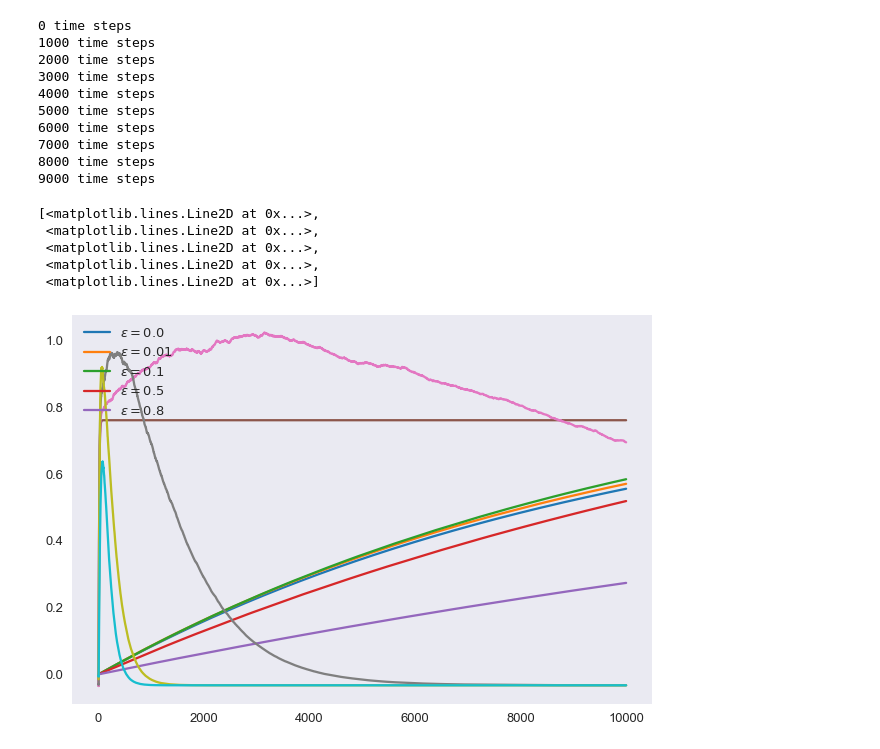
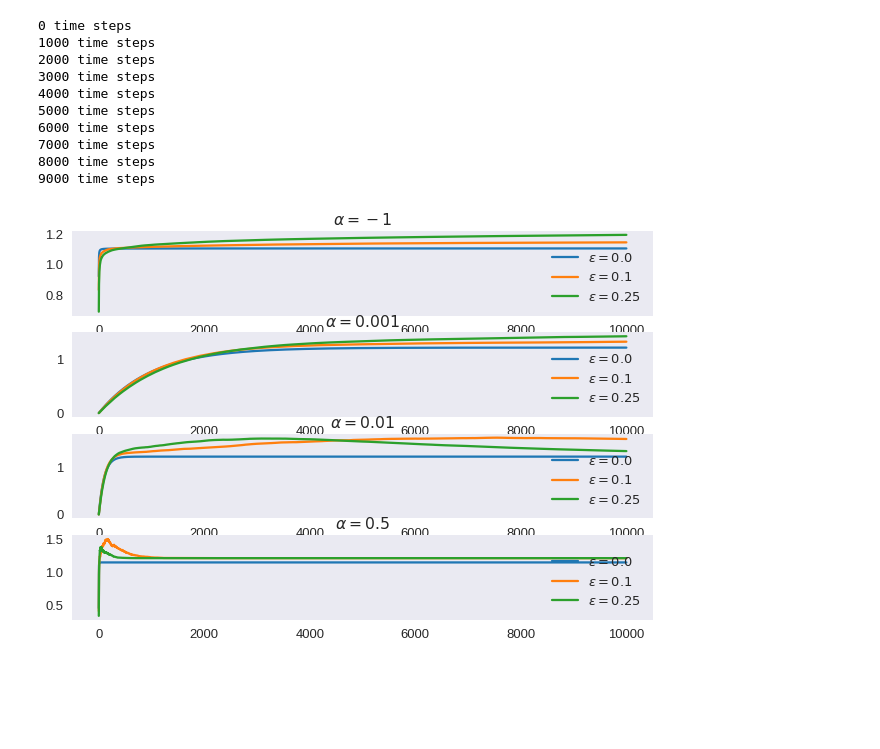
Before and after one commit to aitorAG/DeepReinforcementLearning, a Jupyter notebook: notebooks/k_bandits_with_numpy.ipynb, the cells around one changed output. Cells and saved outputs as stored; diff of their text form; code cells hidden in the pictures; blank space fills up the shorter version.

```diff
--- a/notebooks/k_bandits_with_numpy.ipynb
+++ b/notebooks/k_bandits_with_numpy.ipynb
@@ -4,6 +4,7 @@
 Populating the interactive namespace from numpy and matplotlib
 # %%
 #plt.style.available
+plt.style.use('seaborn-talk')
 plt.style.use('seaborn-dark')
 # %% [markdown]
 # K-bandits simulation with Numpy
@@ -64,8 +30,8 @@ rewards = np.random.normal(bandits, size=(runs,k))
 # %% [markdown]
 We are going to try different values of $\alpha$ and $\epsilon$.
 # %%
-alphas = [1/steps, 0.01, 0.05]
-epsilons = np.array([0, 0.01, 0.1, 0.5, 0.8])
+alphas = [-1, 0.001, 0.01, 0.5]
+epsilons = np.array([0, 0.1, 0.25])
 # %% [markdown]
 We must also keep estimates for each bandit, in each problem.
 
@@ -125,6 +75,9 @@ for step in range(steps):  # time steps
         for pe, e in enumerate(epsilons):
             for pa, a in enumerate(alphas):
                 choice = choices[pe,pa]
+                if a < 0:
+                    # alpha negative means that we are using an average value
+                    a = 1/(step + 1)
                 estimates[pe,pa,run,choice] = estimates[pe,pa,run,choice] + a*(reward[pe,pa] - estimates[pe,pa,run,choice])
 
     # We have now the estimates for this problem in this step
@@ -144,14 +97,11 @@ for step in range(steps):  # time steps
 8000 time steps
 9000 time steps
 # %%
-lines = plt.plot(np.transpose(avgs[:,0,:]))
-plt.legend(lines, [r"$\epsilon=" + str(e) + "$" for e in epsilons], loc='upper left')
-plt.plot(np.transpose(avgs[:,1,:]))
-#plt.plot(np.transpose(avgs[:,2,:]))
+total_plots = len(alphas)
+for index,alpha in enumerate(alphas):
+    plt.subplot(total_plots, 1, index + 1)
+    lines = plt.plot(np.transpose(avgs[:,index,:]))
+    plt.legend(lines, [r"$\epsilon=" + str(e) + "$" for e in epsilons], loc='lower right')
+    plt.title(r"$\alpha=" + str(alpha) + "$")
 # %% [output]
-[<matplotlib.lines.Line2D at 0x...>,
- <matplotlib.lines.Line2D at 0x...>,
- <matplotlib.lines.Line2D at 0x...>,
- <matplotlib.lines.Line2D at 0x...>,
- <matplotlib.lines.Line2D at 0x...>]
-[figure, old version]
+[figure, new version]
```
Also changed, not shown: parts of 8 cells of this notebook.
